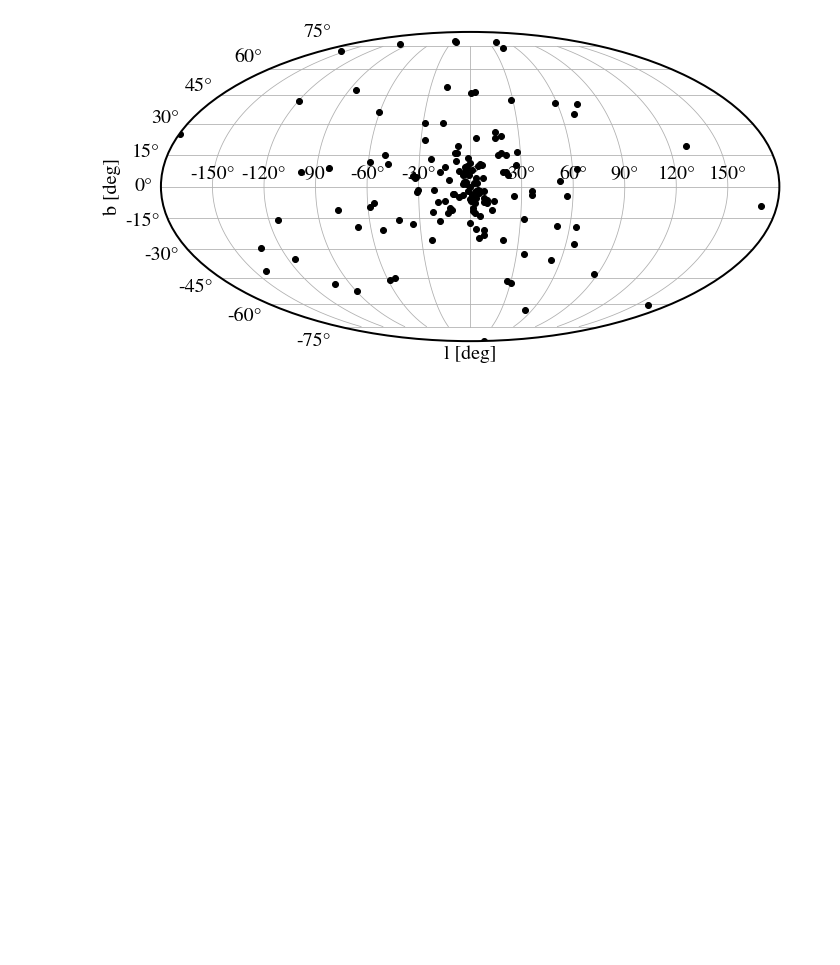
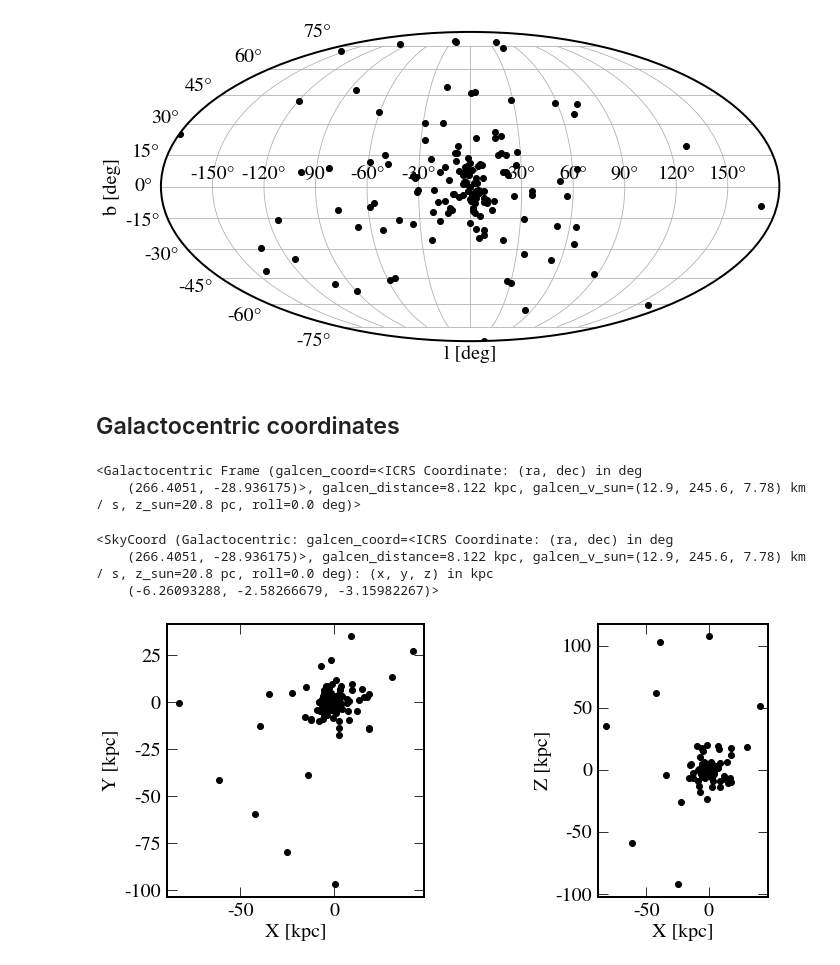
Before and after one commit to abonaca/stream_impacts, a Jupyter notebook: notebooks/plotting_globular_clusters.ipynb, the cells around one changed output. Cells and saved outputs as stored; diff of their text form; code cells hidden in the pictures; blank space fills up the shorter version.

```diff
--- a/notebooks/plotting_globular_clusters.ipynb
+++ b/notebooks/plotting_globular_clusters.ipynb
@@ -194,3 +194,5 @@ plt.grid(True)
 plt.tight_layout()
 # %% [output]
 [figure]
+# %% [markdown]
+## Galactocentric coordinates
@@ -196,0 +202,33 @@ plt.tight_layout()
+# %%
+gc_frame
+# %% [output]
+<Galactocentric Frame (galcen_coord=<ICRS Coordinate: (ra, dec) in deg
+    (266.4051, -28.936175)>, galcen_distance=8.122 kpc, galcen_v_sun=(12.9, 245.6, 7.78) km / s, z_sun=20.8 pc, roll=0.0 deg)>
+# %%
+cg = c.transform_to(coord.Galactocentric)
+# %%
+cg[0]
+# %% [output]
+<SkyCoord (Galactocentric: galcen_coord=<ICRS Coordinate: (ra, dec) in deg
+    (266.4051, -28.936175)>, galcen_distance=8.122 kpc, galcen_v_sun=(12.9, 245.6, 7.78) km / s, z_sun=20.8 pc, roll=0.0 deg): (x, y, z) in kpc
+    (-6.26093288, -2.58266679, -3.15982267)>
+# %%
+fig, ax = plt.subplots(1,2,figsize=(12,5))
+
+plt.sca(ax[0])
+plt.plot(cg.x, cg.y, 'ko')
+
+plt.gca().set_aspect('equal')
+plt.xlabel('X [kpc]')
+plt.ylabel('Y [kpc]')
+
+plt.sca(ax[1])
+plt.plot(cg.x, cg.z, 'ko')
+
+plt.gca().set_aspect('equal')
+plt.xlabel('X [kpc]')
+plt.ylabel('Z [kpc]')
+
+plt.tight_layout()
+# %% [output]
+[figure, added]
```
Also changed, not shown: parts of 18 cells of this notebook.
